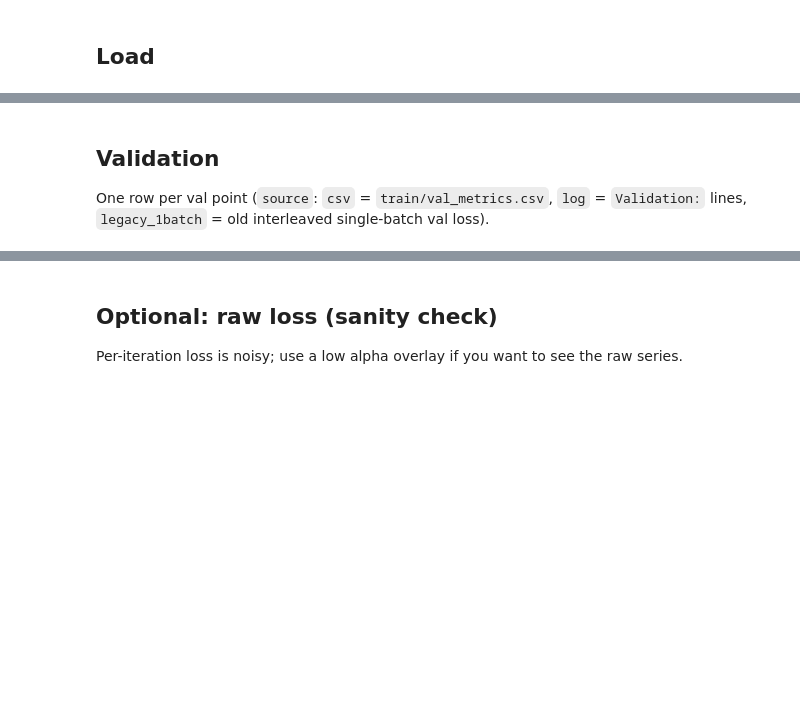
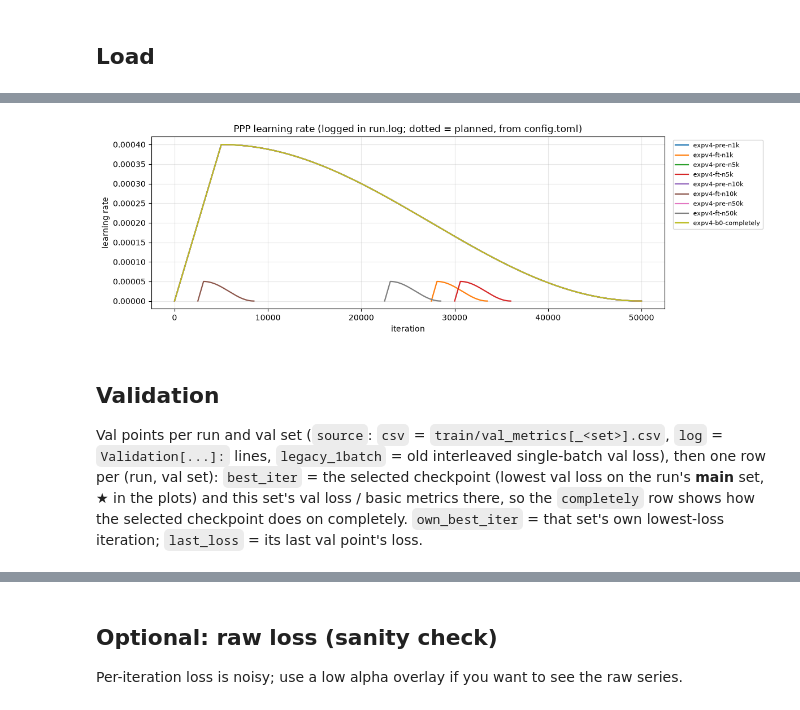
Before and after one commit to NovaBro/neuroinfo_fruitfly, a Jupyter notebook: ipynb/ppp_training_log_tracker.ipynb, the cells around one changed output, grey strips where cells are left out. Saved outputs shown, nothing was run; the diff lists cells and outputs as text; code cells hidden in the pictures; blank space fills up the shorter version.

```diff
--- a/ipynb/ppp_training_log_tracker.ipynb
+++ b/ipynb/ppp_training_log_tracker.ipynb
@@ -126,0 +234,7 @@ plt.show()
+# %%
+lrdf, lr_info = load_ppp_lr_runs(RUNS, train_df=df)
+best = best_val_iterations(vdf)
+lr_at = lrdf.set_index(["run", "iteration"])["lr"]
+lr_info["best_val_iter"] = pd.Series(best)
+lr_info["lr_at_best_val"] = [lr_at.get((r, best.get(r)), float("nan")) for r in lr_info.index]
+lr_info
@@ -127,6 +253,15 @@ plt.show()
+# %%
+ax = plot_lr(lrdf, val_df=vdf, mark_best=MARK_BEST)
+plt.show()
+# %% [output]
+[figure, added]
 # %% [markdown]
 ## Validation
 
-One row per val point (`source`: `csv` = `train/val_metrics.csv`, `log` = `Validation:`
-lines, `legacy_1batch` = old interleaved single-batch val loss).
+Val points per run and val set (`source`: `csv` = `train/val_metrics[_<set>].csv`, `log` =
+`Validation[...]:` lines, `legacy_1batch` = old interleaved single-batch val loss), then one row
+per (run, val set): `best_iter` = the selected checkpoint (lowest val loss on the run's **main**
+set, ★ in the plots) and this set's val loss / basic metrics there, so the `completely` row shows
+how the selected checkpoint does on completely. `own_best_iter` = that set's own lowest-loss
+iteration; `last_loss` = its last val point's loss.
 # %%
```
Also changed, not shown: parts of 13 cells of this notebook, 3 other files.
